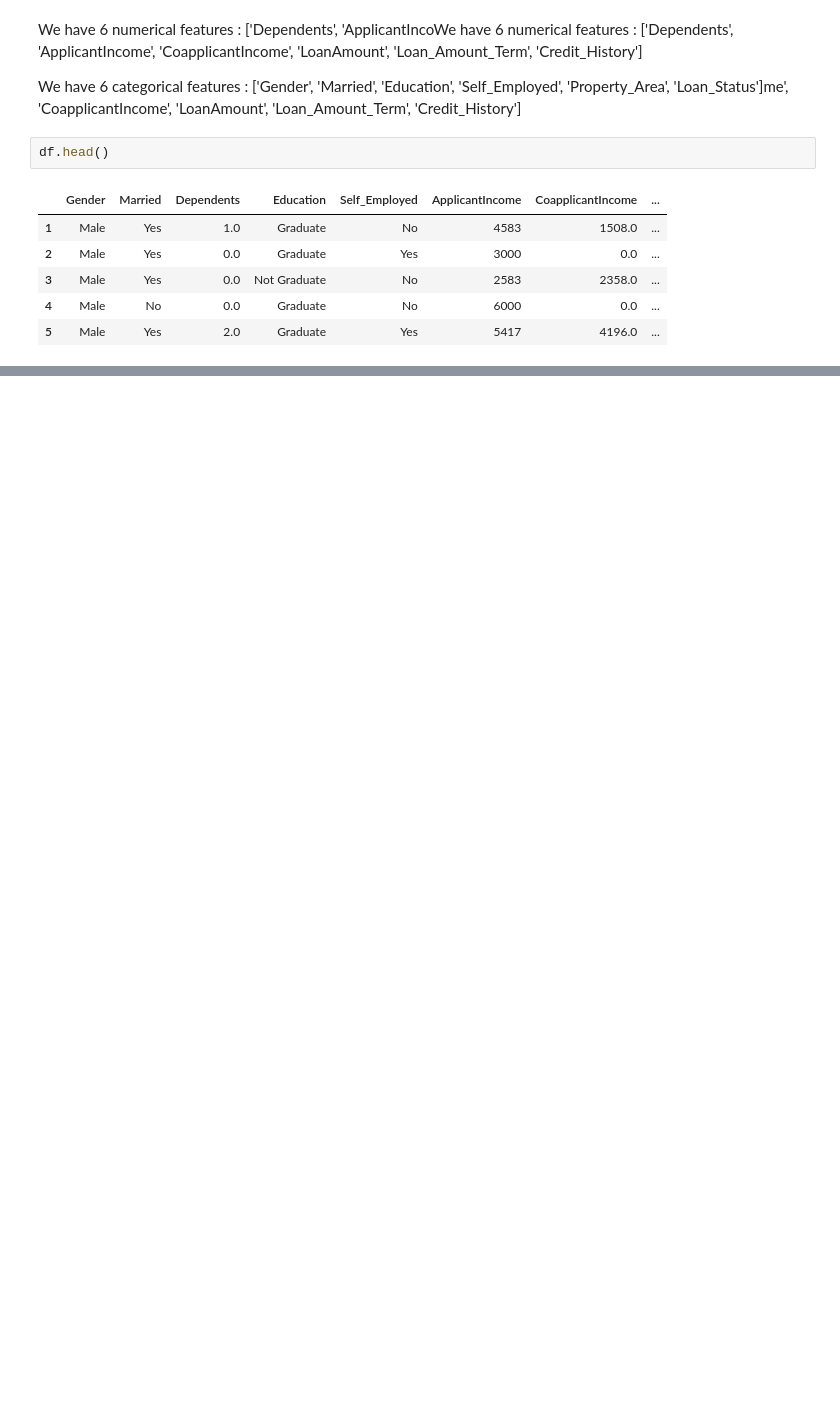
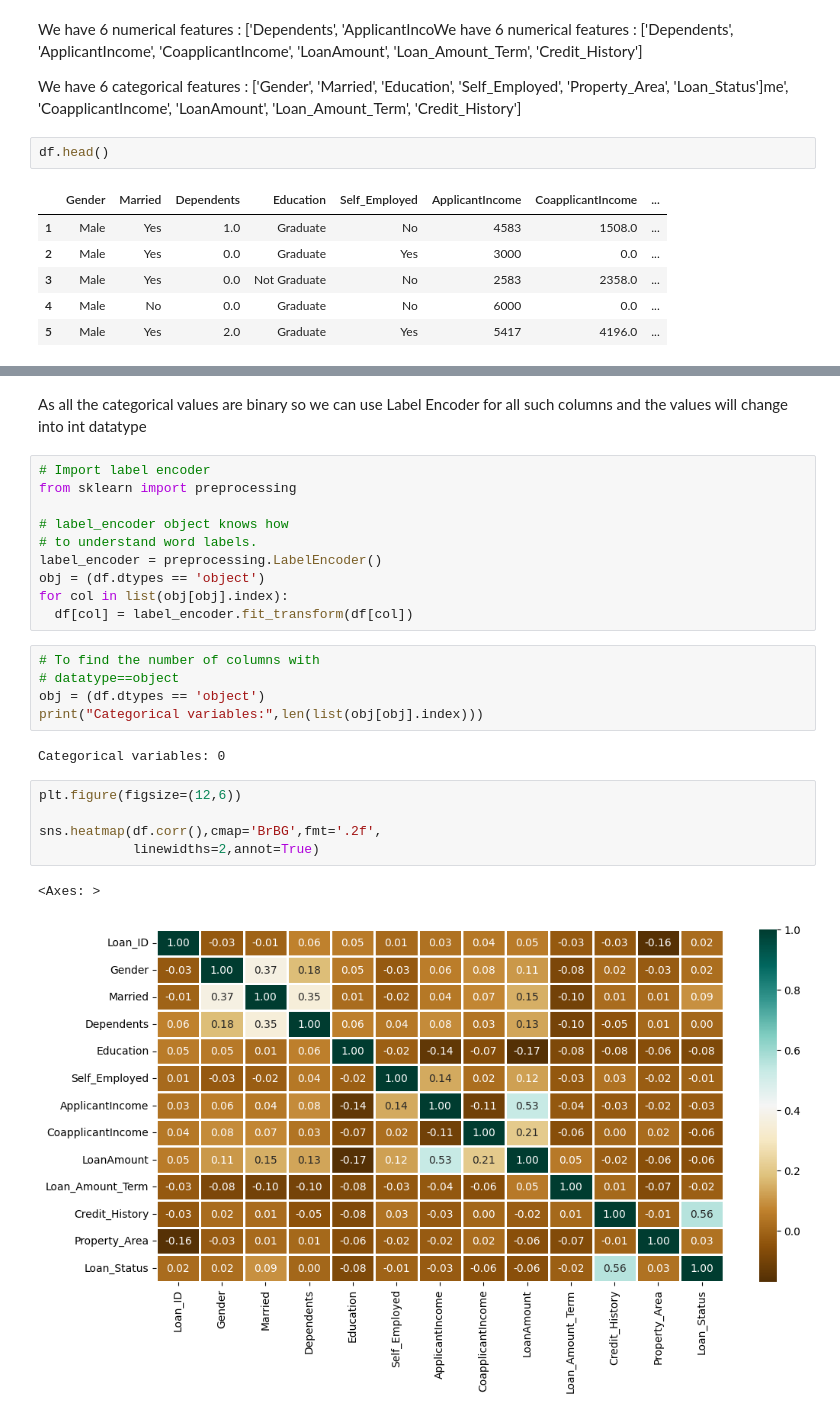
Before and after one commit to Dishasoni1009/Loan_approval, a Jupyter notebook: notebook/EDA_LOAN_APPROVAL.ipynb, the cells around one changed output, grey strips where cells are left out. Cells and saved outputs as stored; diff of their text form; blank space fills up the shorter version.

```diff
--- a/notebook/EDA_LOAN_APPROVAL.ipynb
+++ b/notebook/EDA_LOAN_APPROVAL.ipynb
@@ -333,0 +434,27 @@ plt.show()
+# %% [markdown]
+As all the categorical values are binary so we can use Label Encoder for all such columns and the values will change into int datatype
+# %%
+# Import label encoder
+from sklearn import preprocessing
+
+# label_encoder object knows how
+# to understand word labels.
+label_encoder = preprocessing.LabelEncoder()
+obj = (df.dtypes == 'object')
+for col in list(obj[obj].index):
+  df[col] = label_encoder.fit_transform(df[col])
+# %%
+# To find the number of columns with
+# datatype==object
+obj = (df.dtypes == 'object')
+print("Categorical variables:",len(list(obj[obj].index)))
+# %% [output]
+Categorical variables: 0
+# %%
+plt.figure(figsize=(12,6))
+
+sns.heatmap(df.corr(),cmap='BrBG',fmt='.2f',
+            linewidths=2,annot=True)
+# %% [output]
+<Axes: >
+[figure, added]
```
Also changed, not shown: parts of 18 cells of this notebook.
